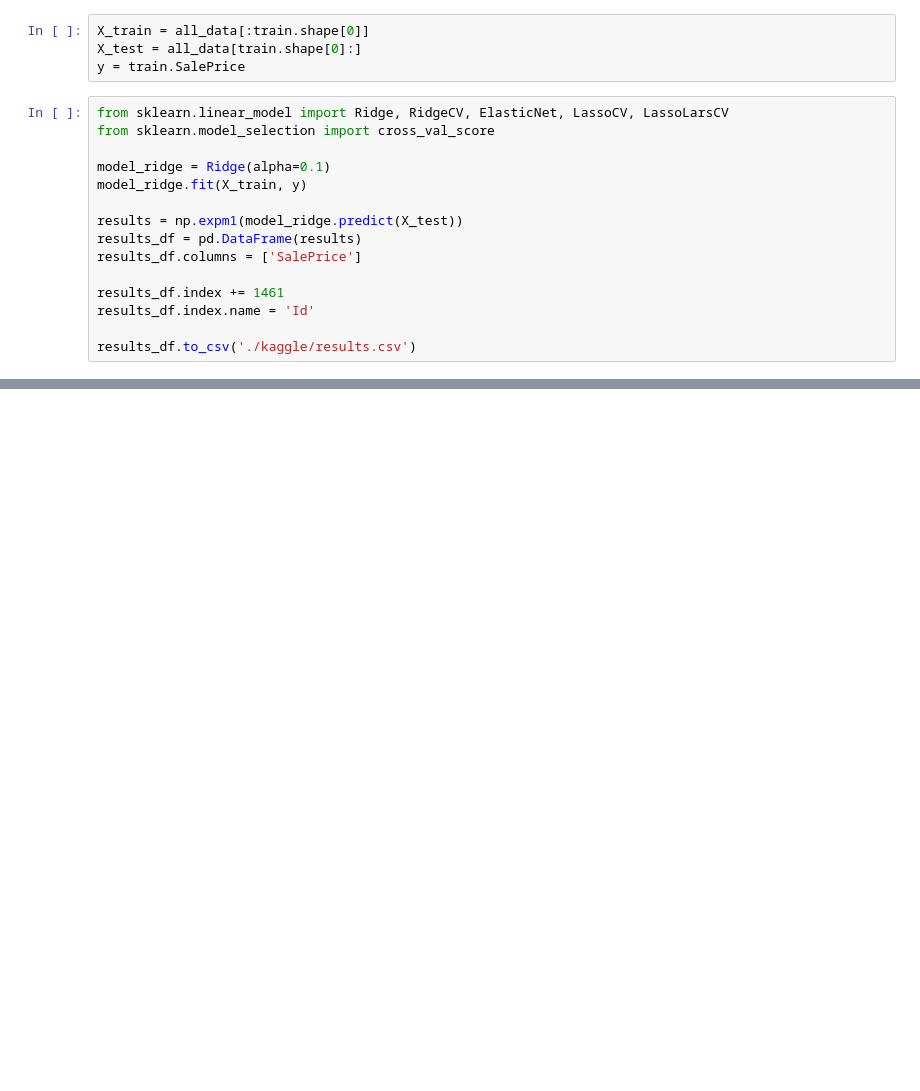
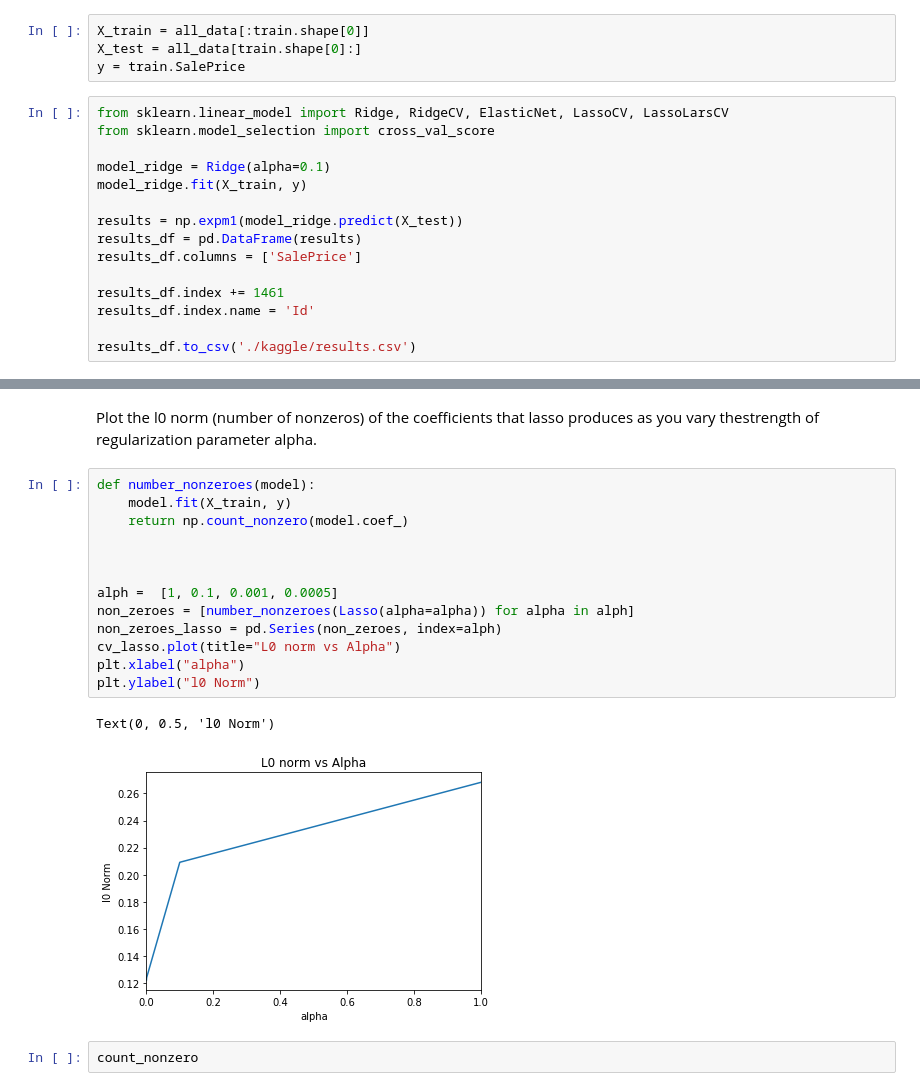
Before and after one commit to sunnykharel/DSLabHW, a Jupyter notebook: Lab3/Lab3.ipynb, the cells around one changed output, grey strips where cells are left out. Cells and saved outputs as stored; diff of their text form; blank space fills up the shorter version.

```diff
--- a/Lab3/Lab3.ipynb
+++ b/Lab3/Lab3.ipynb
@@ -179,0 +256,20 @@ results_df.to_csv('./kaggle/results.csv')
+# %% [markdown]
+Plot the l0 norm (number of nonzeros) of the coefficients that lasso produces as you vary thestrength of regularization parameter alpha.
+# %%
+def number_nonzeroes(model):
+    model.fit(X_train, y)
+    return np.count_nonzero(model.coef_)
+
+
+
+alph =  [1, 0.1, 0.001, 0.0005]
+non_zeroes = [number_nonzeroes(Lasso(alpha=alpha)) for alpha in alph]
+non_zeroes_lasso = pd.Series(non_zeroes, index=alph)
+cv_lasso.plot(title="L0 norm vs Alpha")
+plt.xlabel("alpha")
+plt.ylabel("l0 Norm")
+# %% [output]
+Text(0, 0.5, 'l0 Norm')
+[figure, added]
+# %%
+count_nonzero
```
Also changed, not shown: parts of 10 cells of this notebook, 1 other file.
